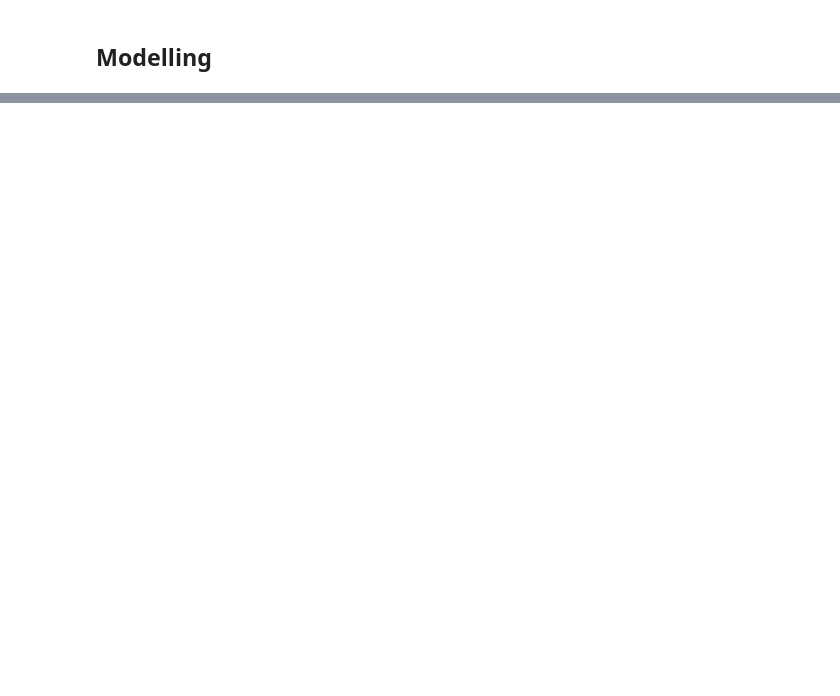
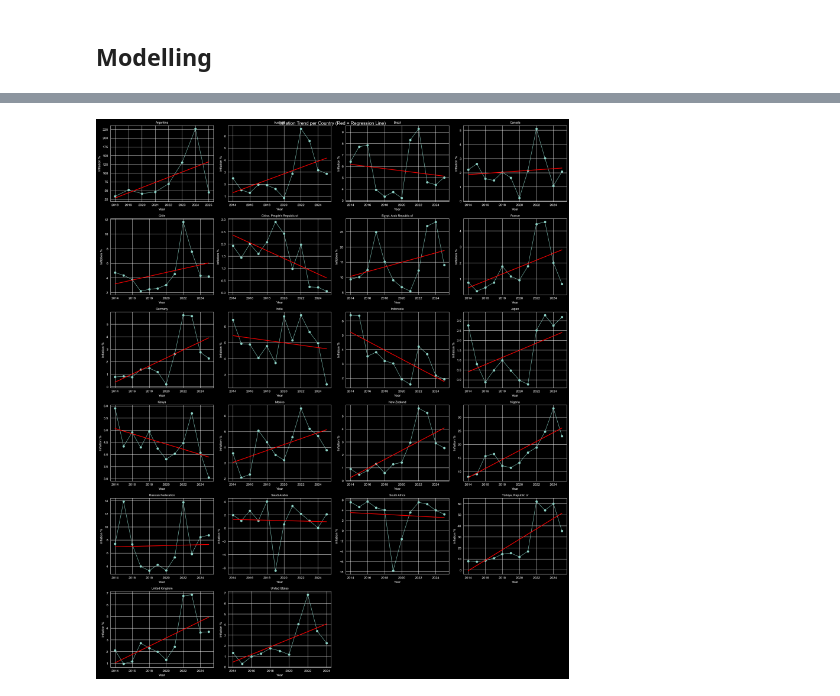
Before and after one commit to syahrazfa/inflation-regime-detection, a Jupyter notebook: analytics.ipynb, the cells around one changed output, grey strips where cells are left out. Saved outputs shown, nothing was run; the diff lists cells and outputs as text; code cells hidden in the pictures; blank space fills up the shorter version.

```diff
--- a/analytics.ipynb
+++ b/analytics.ipynb
@@ -415,0 +537,33 @@ Turkey and Egypt also show noticeably wider distributions compared to the rest.
+# %%
+countries = data_long['Country'].unique()
+n = len(countries)
+cols = 4
+rows = math.ceil(n / cols)
+
+fig, axes = plt.subplots(rows, cols, figsize=(20, rows * 4))
+axes = axes.flatten()
+
+for i, country in enumerate(sorted(countries)):
+    group = data_long[data_long['Country'] == country].sort_values('Year')
+    X = group['Year'].values.reshape(-1, 1)
+    y = group['Inflation_YOY'].values
+
+    model = LinearRegression()
+    model.fit(X, y)
+    y_pred = model.predict(X)
+
+    axes[i].plot(group['Year'], y, marker='o', linewidth=1, label='Actual')
+    axes[i].plot(group['Year'], y_pred, color='red', linewidth=2, label='Trend')
+    axes[i].set_title(country, fontsize=9)
+    axes[i].set_xlabel('Year')
+    axes[i].set_ylabel('Inflation %')
+
+# Hide empty subplots
+for j in range(i + 1, len(axes)):
+    axes[j].set_visible(False)
+
+plt.suptitle('Inflation Trend per Country (Red = Regression Line)', fontsize=14)
+plt.tight_layout()
+plt.show()
+# %% [output]
+[figure, added]
```
Also changed, not shown: parts of 11 cells of this notebook.
